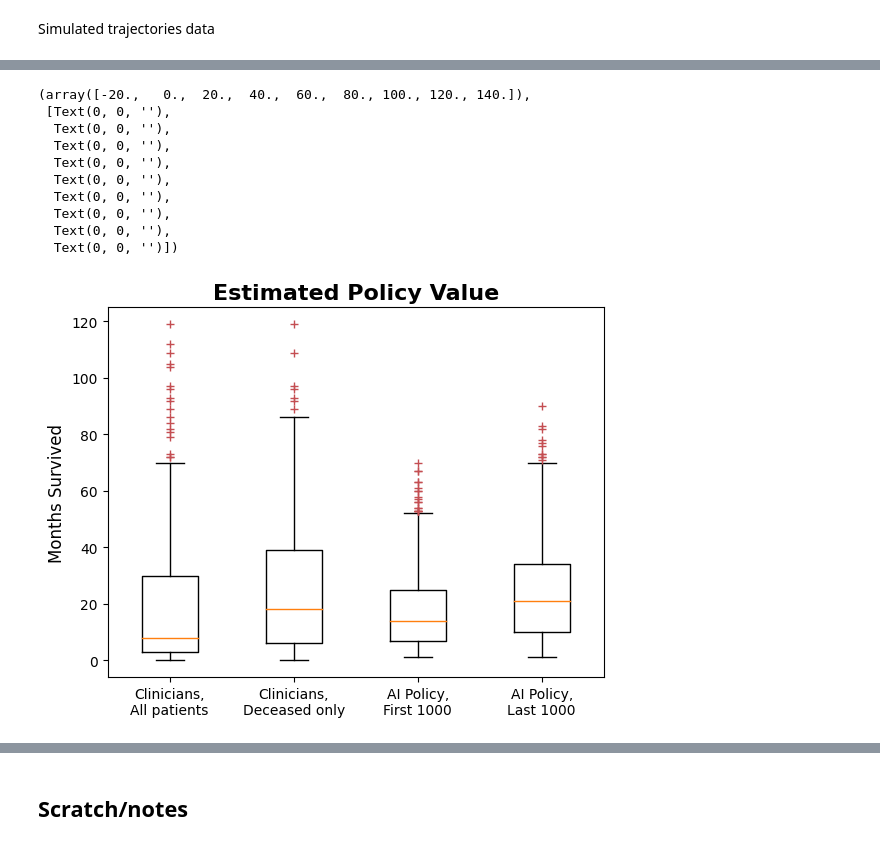
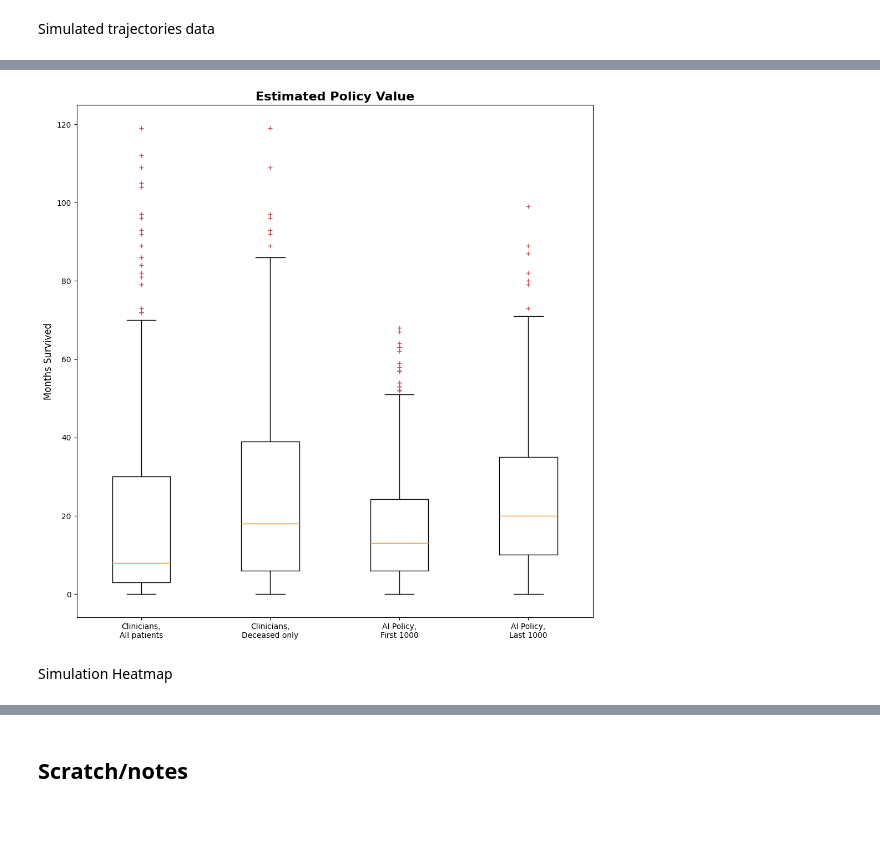
Before and after one commit to bmurphy1993/Cancer_Reinforcement_Learning, a Jupyter notebook: Data_Preprocessing_gap.ipynb, the cells around one changed output, grey strips where cells are left out. Cells and saved outputs as stored; diff of their text form; code cells hidden in the pictures; blank space fills up the shorter version.

```diff
--- a/Data_Preprocessing_gap.ipynb
+++ b/Data_Preprocessing_gap.ipynb
@@ -367,7 +412,8 @@ writer.close()
 Add death dummy to drug lines data
 # %%
 # Merge in final death event for each patient
-lines_df_2 = lines_df.merge(tcga_ov_1_keep[['bcr_patient_barcode', 'outcome_overall_survival_censoring', 'race', 'age_at_initial_pathologic_diagnosis', 'tumor_stage', 'tumor_grade']],
+lines_df_2 = lines_df.merge(tcga_ov_1_keep[['bcr_patient_barcode', 'outcome_overall_survival_censoring', 'race',
+                                            'age_at_initial_pathologic_diagnosis', 'tumor_stage', 'tumor_grade']],
                             on='bcr_patient_barcode').rename(columns={'bcr_patient_barcode': 'patient', 'outcome_overall_survival_censoring': 'death', 'age_at_initial_pathologic_diagnosis': 'age'})
 
 # Only keep death event on last line
@@ -741,0 +790,13 @@ plt.legend()
+# %%
+# CPH Remission/Recurrence Regression Baseline Survival
+plt.style.use('default')
+plt.figure(figsize=(12,8))
+plt.rcParams['font.family'] = 'Arial'
+plt.plot(cph_treat.baseline_survival_)
+plt.title('Remission Event Regression', fontsize=14)
+plt.xlabel('Months in Current State', fontsize=14)
+plt.ylabel('Continue Treatment Probability', fontsize=14)
+plt.xticks(fontsize=12)
+plt.yticks(fontsize=12)
+
+plt.savefig('baseline_surv_recurrence.png')
@@ -1033,7 +1096,7 @@ class CancerEnv:
         return nxtState
 
     def takeAction(self, action):
-        position = self.nxtPosition(action, len(self.s_a), self.treat_mo)
+        position = self.nxtPosition(action, len(self.s_a)-1, self.treat_mo)
         return position # State(state=position)
 
         # Give reward: for now, simple rewards
@@ -1097,7 +1160,7 @@ class CancerEnv:
                 if verbose:
                     print('current state {} action {}'.format(self.State.state, action))
 
-                s_t = torch.cat((torch.FloatTensor([state_set.index(self.State.state), len(self.s_a), self.treat_mo,
+                s_t = torch.cat((torch.FloatTensor([state_set.index(self.State.state), len(self.s_a)-1, self.treat_mo,
                                                     self.State.age]),
                                  torch.FloatTensor(self.State.r_arr),
                                  torch.FloatTensor(self.State.ts_arr),
@@ -1105,13 +1168,17 @@ class CancerEnv:
                 # by taking the action, it reaches the next state
                 self.State.state = self.takeAction(action)
 
-                if (len(self.s_a) > 0) & (self.State.state == self.s_a[-1][0]):
+                # Fill simulation trajectory data
+                traj_list.append([self.round, action, self.State.race, self.State.tumor_stage, self.State.tumor_grade,
+                                  len(self.s_a)-1, self.treat_mo, self.State.age, state_set.index(self.State.state)])
+
+                if (len(self.s_a)-1 > 0) & (self.State.state == self.s_a[-1][0]):
                     self.treat_mo += 1
                 else:
                     self.treat_mo = 0
 
                 # save transition vals for memory
-                s_t1 = torch.cat((torch.FloatTensor([state_set.index(self.State.state), len(self.s_a)+1, self.treat_mo,
+                s_t1 = torch.cat((torch.FloatTensor([state_set.index(self.State.state), len(self.s_a), self.treat_mo,
                                                      self.State.age]),
                                   torch.FloatTensor(self.State.r_arr),
                                   torch.FloatTensor(self.State.ts_arr),
@@ -1122,10 +1189,6 @@ class CancerEnv:
                     memory.push(s_t, act_ind, s_t1, r_t)
                 else:
                     pass
-
-                # Fill simulation trajectory data
-                traj_list.append([self.round, action, self.State.race, self.State.tumor_stage, self.State.tumor_grade,
-                                         len(self.s_a), self.treat_mo, self.State.age, state_set.index(self.State.state)])
 
                 # mark is end
                 self.isEndFunc()
@@ -1148,6 +1211,6 @@ Treat patients
 # %%
 if __name__ == '__main__':
     env = CancerEnv()
-    reward_hist, sim_trajectories = env.play(rounds=60000, verbose=False)
+    reward_hist, sim_trajectories = env.play(rounds=100000, verbose=False)
     # print(ag.s_a_values)
 # %% [output]
@@ -1249,29 +1321,23 @@ sim_trajectories
 # %%
 # Average value plots
     # Clinician data
 clinician_val = df_reg[['patient', 'months']].groupby('patient').max()
 clinician_val_d = df_d_reg[['patient', 'months']].groupby('patient').max()
     # Simulation data
 ai_val = sim_trajectories[['patient', 'months']].groupby('patient').max()
 
-
+plt.style.use('default')
+plt.figure(figsize=(12,12))
 plt.boxplot([clinician_val['months'], clinician_val_d['months'], ai_val[0:1000]['months'], ai_val[-1000:]['months']],
             labels=['Clinicians,\nAll patients', 'Clinicians,\nDeceased only', 'AI Policy,\nFirst 1000',
                     'AI Policy,\nLast 1000'],
             flierprops=dict(markeredgecolor='r', marker='+'))
 plt.title('Estimated Policy Value', fontsize=16, fontweight='bold')
 plt.ylabel('Months Survived', fontsize=12)
 plt.xticks(fontsize=10)
 plt.yticks(fontsize=10)
+plt.savefig('policy_val.png')
 # %% [output]
-(array([-20.,   0.,  20.,  40.,  60.,  80., 100., 120., 140.]),
- [Text(0, 0, ''),
-  Text(0, 0, ''),
-  Text(0, 0, ''),
-  Text(0, 0, ''),
-  Text(0, 0, ''),
-  Text(0, 0, ''),
-  Text(0, 0, ''),
-  Text(0, 0, ''),
-  Text(0, 0, '')])
-[figure, old version]
+[figure, new version]
+# %% [markdown]
+Simulation Heatmap
```
Also changed, not shown: parts of 17 cells of this notebook.
